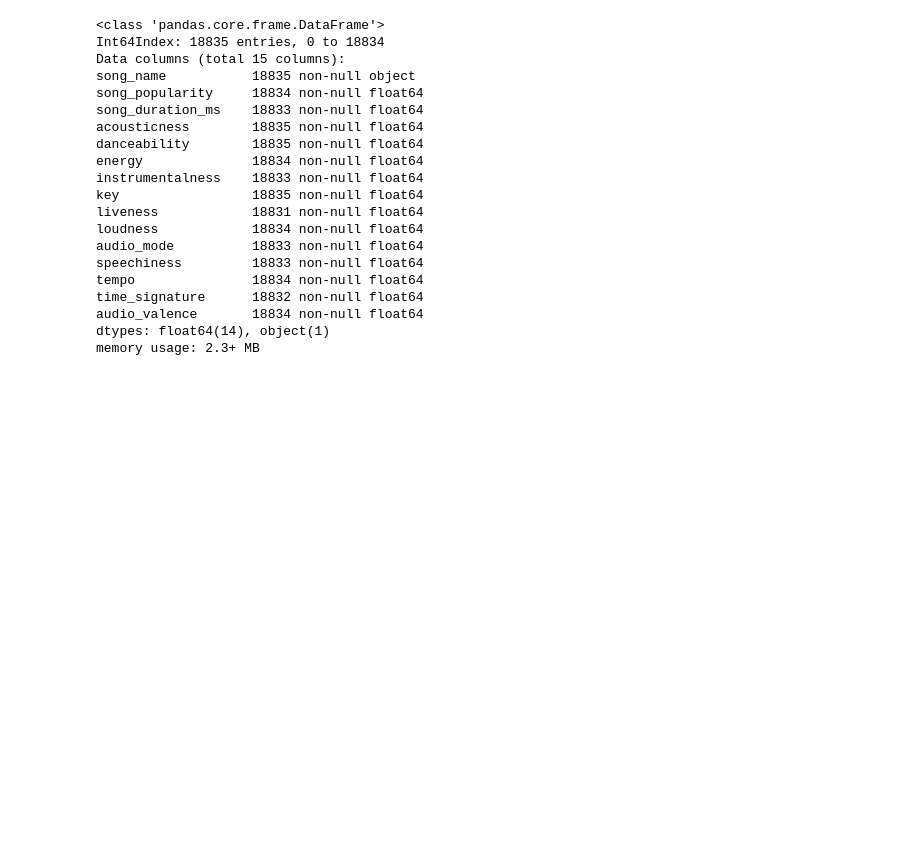
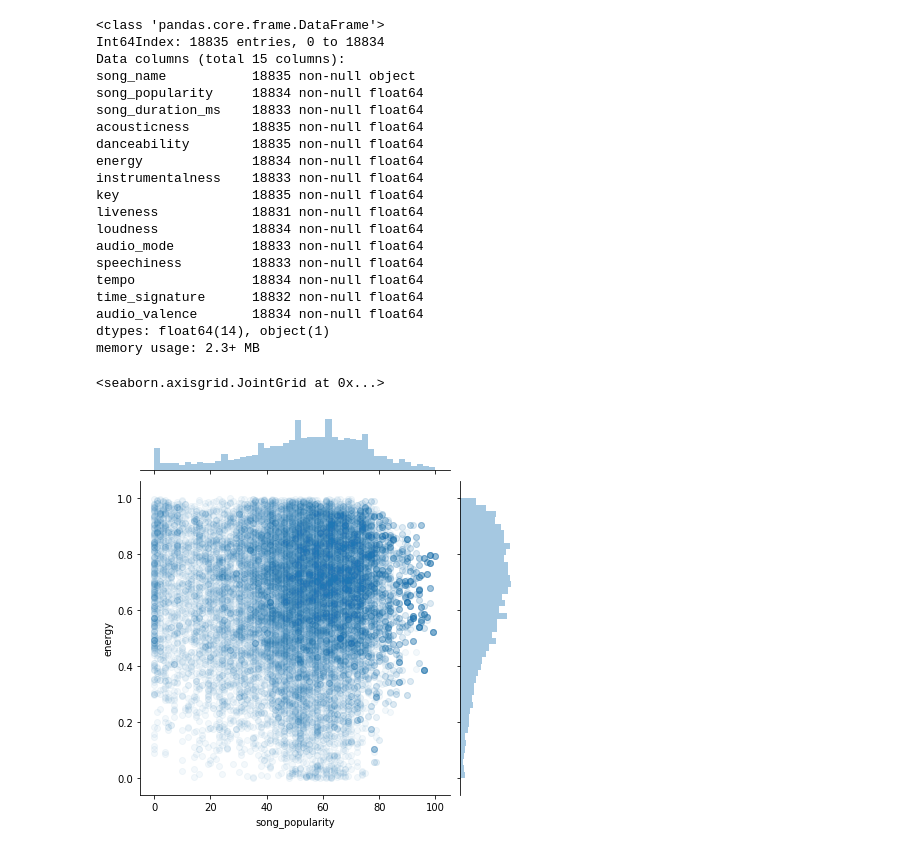
Before and after one commit to guissalustiano/data-analyse-turing, a Jupyter notebook: Analise.ipynb, the cells around one changed output. Drawn from its saved outputs; the diff is of its cells as text; code cells hidden in the pictures; blank space fills up the shorter version.

```diff
--- a/Analise.ipynb
+++ b/Analise.ipynb
@@ -224,3 +229,9 @@ time_signature      18832 non-null float64
 audio_valence       18834 non-null float64
 dtypes: float64(14), object(1)
 memory usage: 2.3+ MB
+# %%
+# tentando achar alguma correlação entre a popularidade e energia, nada muito claro
+sns.jointplot(df['song_popularity'], df['energy'], alpha=0.05)
+# %% [output]
+<seaborn.axisgrid.JointGrid at 0x...>
+[figure, added]
```
Also changed, not shown: parts of 6 cells of this notebook.
